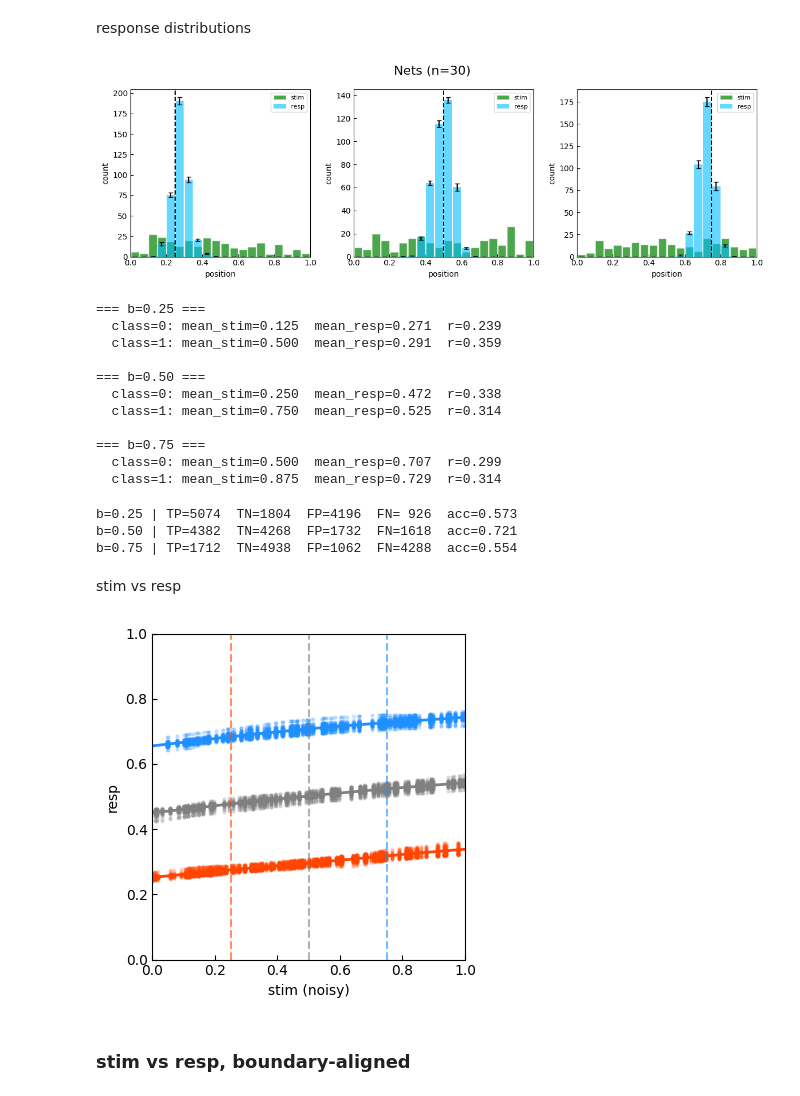
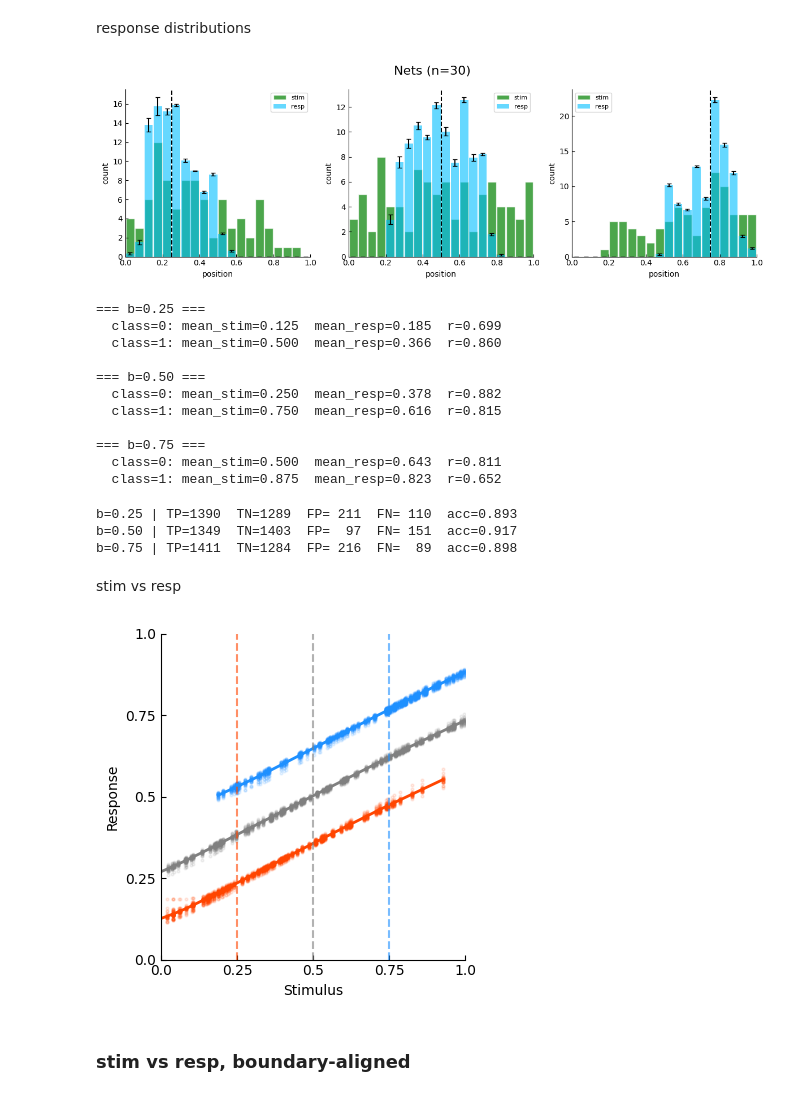
Before and after one commit to siyer7/asymmetry_design, a Jupyter notebook: code/python/simulation.ipynb, the cells around one changed output. Cells and saved outputs as stored; diff of their text form; code cells hidden in the pictures.

```diff
--- a/code/python/simulation.ipynb
+++ b/code/python/simulation.ipynb
@@ -175,13 +171,16 @@ for b, grp in trials_df.groupby('boundary'):
 # %% [markdown]
 ### repeating variable versions of base trials to create all_trials_df
 # %%
-# --- Generate noisy expanded trials and stratified split ---
+# --- Generate variable expanded trials and stratified split ---
 # Parameters
-n_reps = 10
-stim_variability_sd = .5  # renamed from stim_noise_sd
+n_reps = 5
+stim_variability_sd = .1  # renamed from stim_noise_sd
 stim_noise_sd = .1        # NEW: extra noise for input
 target_noise_sd = .1      # NEW: extra noise for regression target
 split_seed = 20260309
+use_train_test_split = True
+test_frac = 0.20
+base_seed = 20260309
 
 # Expand trials with stim_variability (use original trials_df)
 all_trials_df = expand_trials_with_noise(trials_df, n_reps=n_reps, stim_noise_sd=stim_variability_sd, seed=split_seed)
@@ -270,7 +269,7 @@ class BoundaryNet(nn.Module):
     Hidden : 10 units, ReLU
     Output : linear  →  response ∈ (0,1)
     """
-    def __init__(self, in_dim: int = 2, hidden_dim: int = 10):
+    def __init__(self, in_dim: int = 2, hidden_dim: int = 5):
         super().__init__()
         self.fc1 = nn.Linear(in_dim, hidden_dim)
         self.fc2 = nn.Linear(hidden_dim, 1)
@@ -284,6 +283,14 @@ class BoundaryNet(nn.Module):
         h = F.relu(self.fc1(x))
         out = self.fc2(h)
         return out, h
+
+def correlation_loss(pred, target):
+    pred = pred.squeeze()
+    target = target.squeeze()
+    vx = pred - pred.mean()
+    vy = target - target.mean()
+    corr = (vx * vy).sum() / (torch.sqrt((vx ** 2).sum()) * torch.sqrt((vy ** 2).sum()) + 1e-8)
+    return 1 - corr  # or -corr if you want to maximize
 
 # --- Training / evaluation epoch ---
 def run_epoch(model, loader, optimizer=None):
@@ -308,15 +315,16 @@ def run_epoch(model, loader, optimizer=None):
             is_exp = ~is_comp
 
             # Loss 1: Stimulus MSE — all trials
-            stim_loss = F.mse_loss(pred, y_stim_b) * stim_mse_wt
+            stim_loss = F.mse_loss(pred, y_stim_b) # * swtim_mse_wt
 
             # Loss 2: Boundary pull — expanded-class trials only
             if is_exp.any():
-                exp_bound_loss = F.mse_loss(pred[is_exp], y_bound_b[is_exp]) * exp_bound_wt
+                exp_bound_loss = F.mse_loss(pred[is_exp], y_bound_b[is_exp]) # * exp_bound_wt
             else:
                 exp_bound_loss = torch.tensor(0.0)
 
-            loss = stim_loss + exp_bound_loss
+            # loss = stim_loss + exp_bound_loss
+            loss = (stim_mse_wt * stim_loss) + (exp_bound_wt * exp_bound_loss) + corr_wt * correlation_loss(pred, y_stim_b)
 
             if training:
                 optimizer.zero_grad()
@@ -379,17 +387,15 @@ BoundaryNet(
 ### Train/Test cycle
 # %%
 # training setup
-max_epochs = 50   # hard cap — training always stops here even without convergence
+max_epochs = 150   # hard cap — training always stops here even without convergence
 min_epochs = 15    # burn-in period: convergence is not checked before this epoch
 conv_target = 0.85 # rolling-window train accuracy that triggers early stopping
 mse_target = 0.005  # rolling-window train_loss_stim that triggers early stopping
 conv_window = 20   # number of recent epochs averaged to assess convergence
 lr = 1e-2
-
-# ── Loss weights ──────────────────────────────────────────────────────────────
 stim_mse_wt  = 2  # MSE toward raw stimulus value — applied to ALL trials
-exp_bound_wt = 2   # MSE toward boundary — applied to expanded-class trials only
-
+exp_bound_wt = 1   # MSE toward boundary — applied to expanded-class trials only
+corr_wt = 0     # NEW: weight for correlation loss (if used)
 
 network_results = []
 
@@ -427,8 +433,7 @@ for net_idx in range(n_nets):
         if epoch >= min_epochs and len(network_epochs) >= conv_window:
             # Average train accuracy and loss_stim over the last `conv_window` epochs.
             recent_train_acc   = np.mean([h['train_acc']  for h in network_epochs[-conv_window:]])
-            recent_loss_stim   = np.mean([h['train_loss_stim'] for h in network_epochs[-conv_window:]])
-            if recent_train_acc >= conv_target:# and recent_loss_stim < mse_target:
+            if recent_train_acc >= conv_target:
                 converged = True
                 break  # exit the epoch loop; model is considered trained
 
@@ -608,7 +616,7 @@ plt.suptitle('Nets (n=30)', fontsize=16)
 plt.tight_layout()
 plt.show()
 # %% [output]
-[figure, old version]
+[figure, new version]
 # %%
 for b in boundaries:
     print(f'\n=== b={b:.2f} ===')
@@ -618,16 +626,16 @@ for b in boundaries:
               f'r={stats.pearsonr(sub["stim"], sub["resp"])[0]:.3f}')
 # %% [output]
 === b=0.25 ===
-  class=0: mean_stim=0.125  mean_resp=0.271  r=0.239
-  class=1: mean_stim=0.500  mean_resp=0.291  r=0.359
+  class=0: mean_stim=0.125  mean_resp=0.185  r=0.699
+  class=1: mean_stim=0.500  mean_resp=0.366  r=0.860
 
 === b=0.50 ===
-  class=0: mean_stim=0.250  mean_resp=0.472  r=0.338
-  class=1: mean_stim=0.750  mean_resp=0.525  r=0.314
+  class=0: mean_stim=0.250  mean_resp=0.378  r=0.882
+  class=1: mean_stim=0.750  mean_resp=0.616  r=0.815
 
 === b=0.75 ===
-  class=0: mean_stim=0.500  mean_resp=0.707  r=0.299
-  class=1: mean_stim=0.875  mean_resp=0.729  r=0.314
+  class=0: mean_stim=0.500  mean_resp=0.643  r=0.811
+  class=1: mean_stim=0.875  mean_resp=0.823  r=0.652
 # %%
 # ── Confusion matrix components by boundary condition ────────────────────────
 for b in boundaries:
@@ -643,31 +651,33 @@ for b in boundaries:
     print(f'b={b:.2f} | TP={tp:4d}  TN={tn:4d}  FP={fp:4d}  FN={fn:4d}  '
           f'acc={( tp + tn) / (tp + tn + fp + fn):.3f}')
 # %% [output]
-b=0.25 | TP=5074  TN=1804  FP=4196  FN= 926  acc=0.573
-b=0.50 | TP=4382  TN=4268  FP=1732  FN=1618  acc=0.721
-b=0.75 | TP=1712  TN=4938  FP=1062  FN=4288  acc=0.554
+b=0.25 | TP=1390  TN=1289  FP= 211  FN= 110  acc=0.893
+b=0.50 | TP=1349  TN=1403  FP=  97  FN= 151  acc=0.917
+b=0.75 | TP=1411  TN=1284  FP= 216  FN=  89  acc=0.898
 # %% [markdown]
 stim vs resp
 # %%
 # --- Plot 2: Raw stim vs resp (noisy stim) ---
 fig, ax = plt.subplots(1, 1, figsize=(4, 4))
 
 for b in boundaries:
     sub = beh_df[beh_df['boundary'] == b]
     ax.plot(sub['stim_noisy'], sub['resp'], 'o', markersize=2, alpha=0.1, color=b_colors[b])
     mean_resp = sub.groupby('stim_noisy')['resp'].mean().sort_index()
     ax.plot(mean_resp.index, mean_resp.values, '-', linewidth=2, label=f'b={b:.2f}', color=b_colors[b])
 
 for b in boundaries:
     ax.axvline(b, color=b_colors[b], linestyle='--', alpha=0.6)
 
-ax.set(xlabel='stim (noisy)', ylabel='resp', xlim=(0, 1), ylim=(0, 1))
+ticks_labels = np.linspace(0, 1, 5)
+ax.set(xlabel='Stimulus', ylabel='Response', xlim=(0, 1), ylim=(0, 1),
+       xticks=ticks_labels, yticks=ticks_labels, xticklabels=ticks_labels, yticklabels=ticks_labels)
 # ax.legend(fontsize=8)
 plt.tight_layout()
 plt.savefig('../../figs/ccn/beh-net-stim_vs_resp.svg', format='svg')
 plt.show()
 # %% [output]
-[figure, old version]
+[figure, new version]
 # %% [markdown]
 ### stim vs resp, boundary-aligned
 # %%
```
Also changed, not shown: parts of 10 cells of this notebook, 2 other files.
